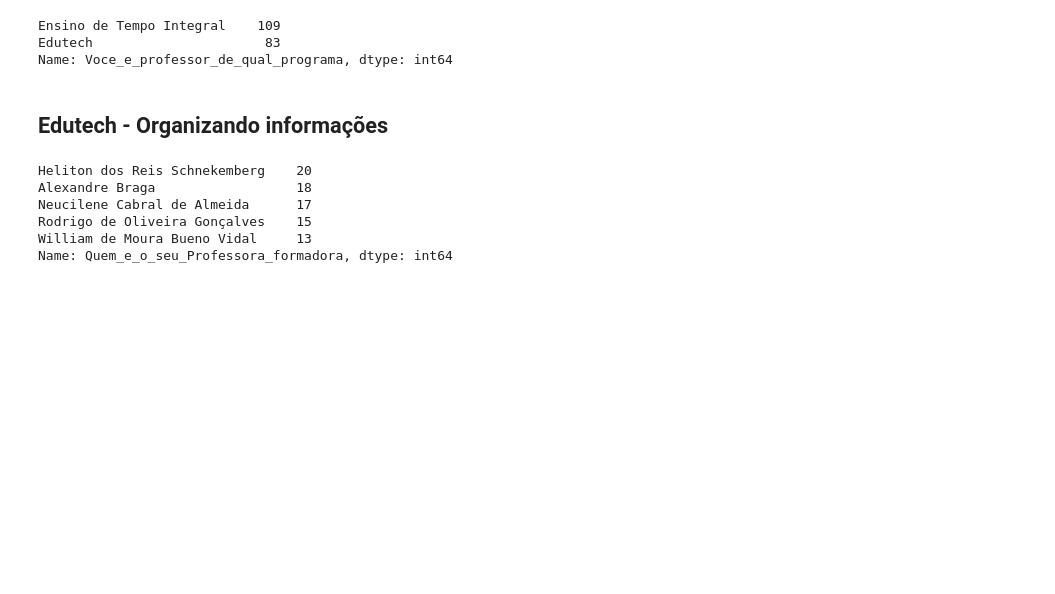
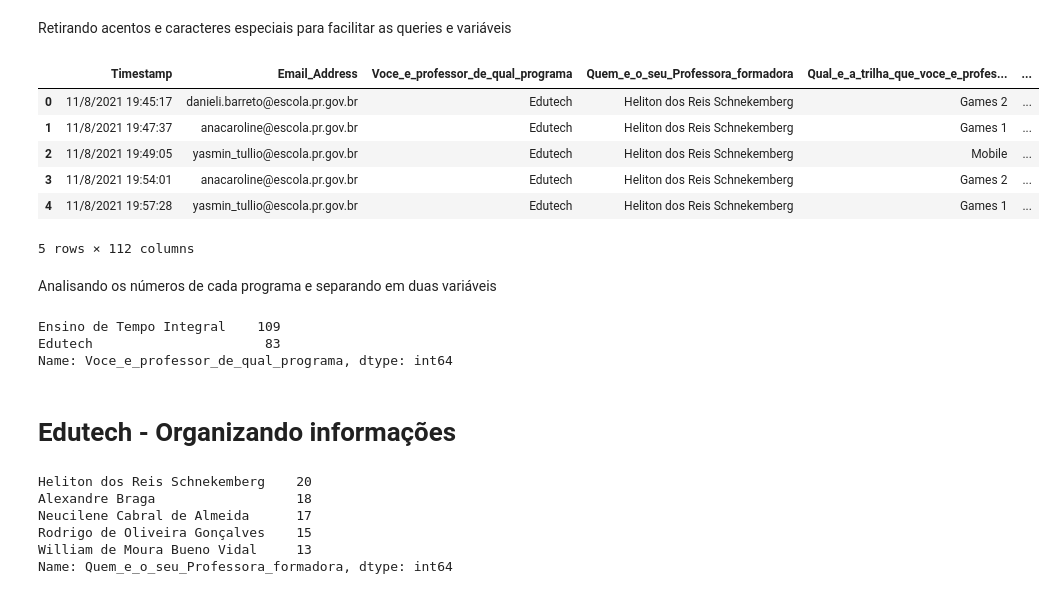
Before and after one commit to marcelopaludetto/arruma-formulario, a Jupyter notebook: AnaliseEnqueteSEED2021.ipynb, the cells around one changed output. Cells and saved outputs as stored; diff of their text form; code cells hidden in the pictures; blank space fills up the shorter version.

```diff
--- a/AnaliseEnqueteSEED2021.ipynb
+++ b/AnaliseEnqueteSEED2021.ipynb
@@ -4,6 +4,8 @@
 import pandas as pd
 # %%
 dados = pd.read_csv('https://raw.githubusercontent.com/marcelopaludetto/arruma-formulario/main/%5B2021_10_18%5D%20-%20Professores%20%20(Responses)%20-%20Form%20Responses%201.csv')
+# %% [markdown]
+Retirando acentos e caracteres especiais para facilitar as queries e variáveis
 # %%
 dados.columns = dados.columns.str.replace(' ','_')
 dados.columns = dados.columns.str.replace(')','')
@@ -13,6 +15,18 @@ dados.columns = dados.columns.str.replace('ê','e')
 dados.columns = dados.columns.str.replace('?','')
 dados.columns = dados.columns.str.replace('(','')
 dados.columns = dados.columns.str.replace('.','')
+# %%
+dados.head()
+# %% [output]
+|  | Timestamp | Email_Address | Voce_e_professor_de_qual_programa | Quem_e_o_seu_Professora_formadora | Qual_e_a_trilha_que_voce_e_profes... | ... |
+| 0 | 11/8/2021 19:45:17 | danieli.barreto@escola.pr.gov.br | Edutech | Heliton dos Reis Schnekemberg | Games 2 | ... |
+| 1 | 11/8/2021 19:47:37 | anacaroline@escola.pr.gov.br | Edutech | Heliton dos Reis Schnekemberg | Games 1 | ... |
+| 2 | 11/8/2021 19:49:05 | yasmin_tullio@escola.pr.gov.br | Edutech | Heliton dos Reis Schnekemberg | Mobile | ... |
+| 3 | 11/8/2021 19:54:01 | anacaroline@escola.pr.gov.br | Edutech | Heliton dos Reis Schnekemberg | Games 2 | ... |
+| 4 | 11/8/2021 19:57:28 | yasmin_tullio@escola.pr.gov.br | Edutech | Heliton dos Reis Schnekemberg | Games 1 | ... |
+5 rows × 112 columns
+# %% [markdown]
+Analisando os números de cada programa e separando em duas variáveis
 # %%
 dados.Voce_e_professor_de_qual_programa.value_counts()
 # %% [output]
@@ -23,7 +37,7 @@ Name: Voce_e_professor_de_qual_programa, dtype: int64
 EdutechDados = dados.query("Voce_e_professor_de_qual_programa == 'Edutech'")
 ETIDados = dados.query("Voce_e_professor_de_qual_programa == 'Ensino de Tempo Integral'")
 # %% [markdown]
-## Edutech - Organizando informações
+# Edutech - Organizando informações
 # %%
 Formadores = EdutechDados.Quem_e_o_seu_Professora_formadora.value_counts()
 Formadores
```
Also changed, not shown: parts of 29 cells of this notebook.
